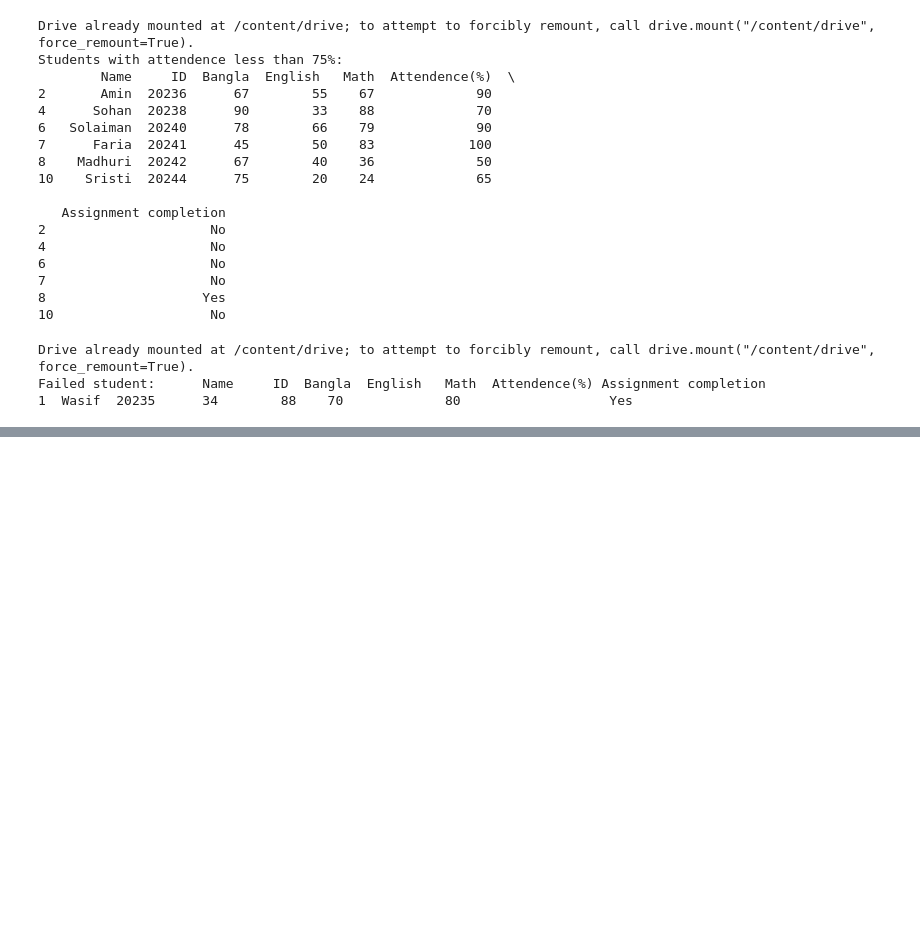
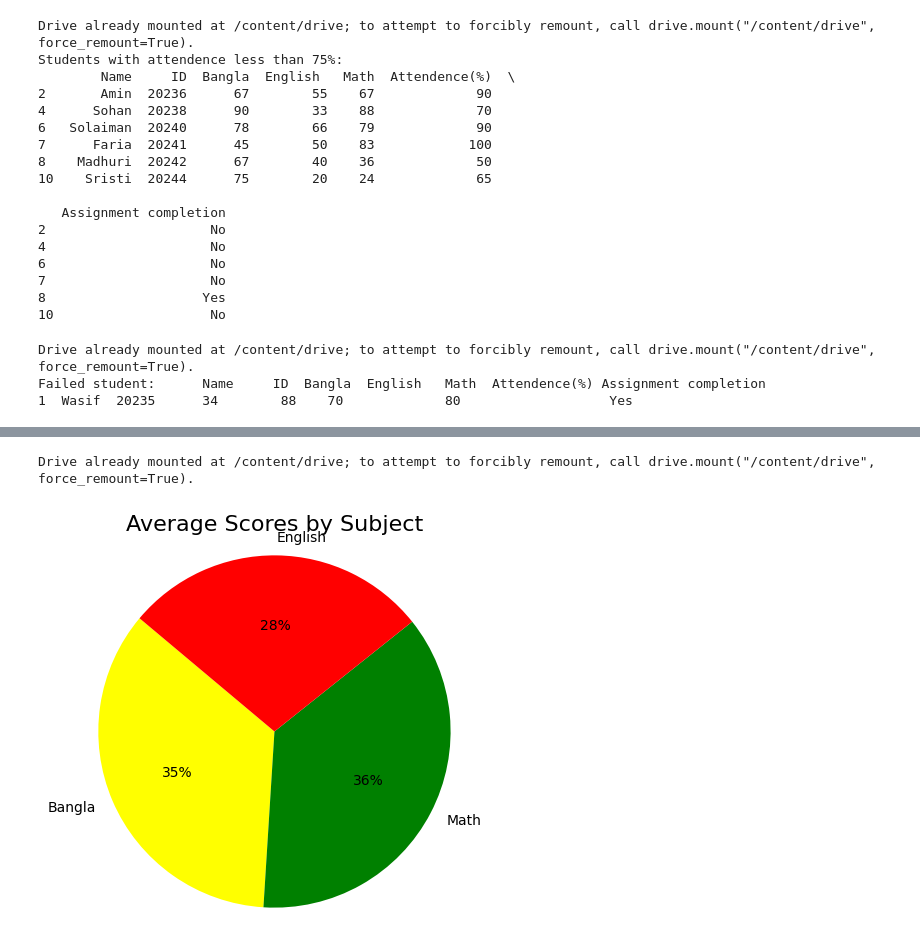
Before and after one commit to aktanik061/Edge-Project, a Jupyter notebook: Edge_project.ipynb, the cells around one changed output, grey strips where cells are left out. Cells and saved outputs as stored; diff of their text form; code cells hidden in the pictures; blank space fills up the shorter version.

```diff
--- a/Edge_project.ipynb
+++ b/Edge_project.ipynb
@@ -161,0 +168,29 @@ Drive already mounted at /content/drive; to attempt to forcibly remount, call dr
+# %%
+import pandas as pd
+import matplotlib.pyplot as plt
+from google.colab import drive
+
+# Step 1: Mount Google Drive and Load Data
+drive.mount('/content/drive')
+path = "/content/drive/MyDrive/student_detail/student_detail.csv"
+df = pd.read_csv(path)
+average_scores = {
+    'Bangla': df['Bangla'].mean(),
+    'Math': df['Math'].mean(),
+    'English': df['English '].mean()
+}
+
+plt.figure(figsize=(5,5))
+plt.pie(
+    average_scores.values(),
+    labels=average_scores.keys(),
+    autopct='%d%%',
+    startangle=140,
+    colors=['yellow','green','red'],
+)
+plt.title('Average Scores by Subject', fontsize=16)
+plt.axis('equal')
+plt.show()
+# %% [output]
+Drive already mounted at /content/drive; to attempt to forcibly remount, call drive.mount("/content/drive", force_remount=True).
+[figure, added]
```
Also changed, not shown: parts of 4 cells of this notebook.
